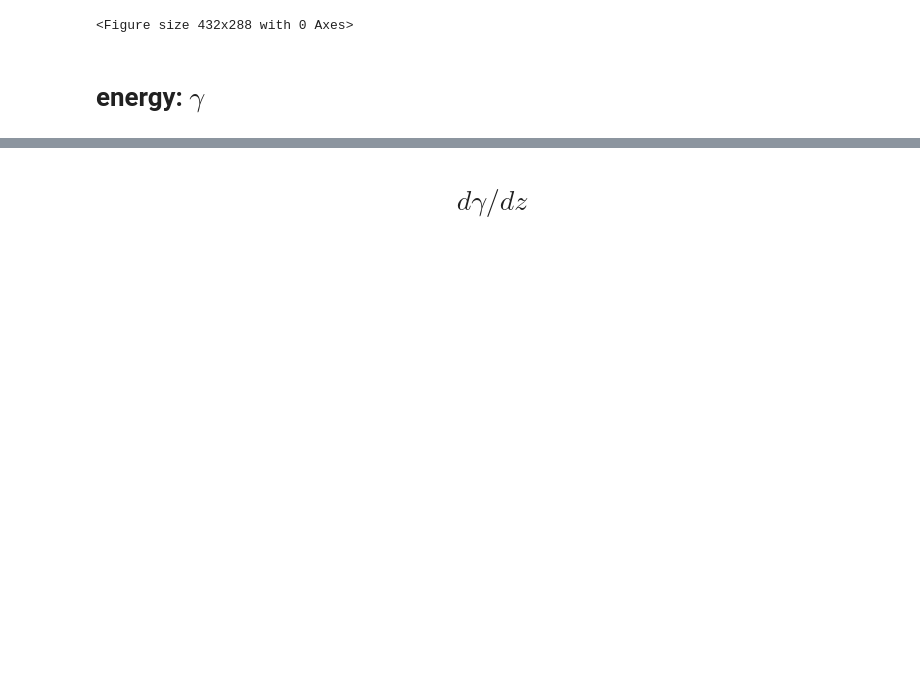
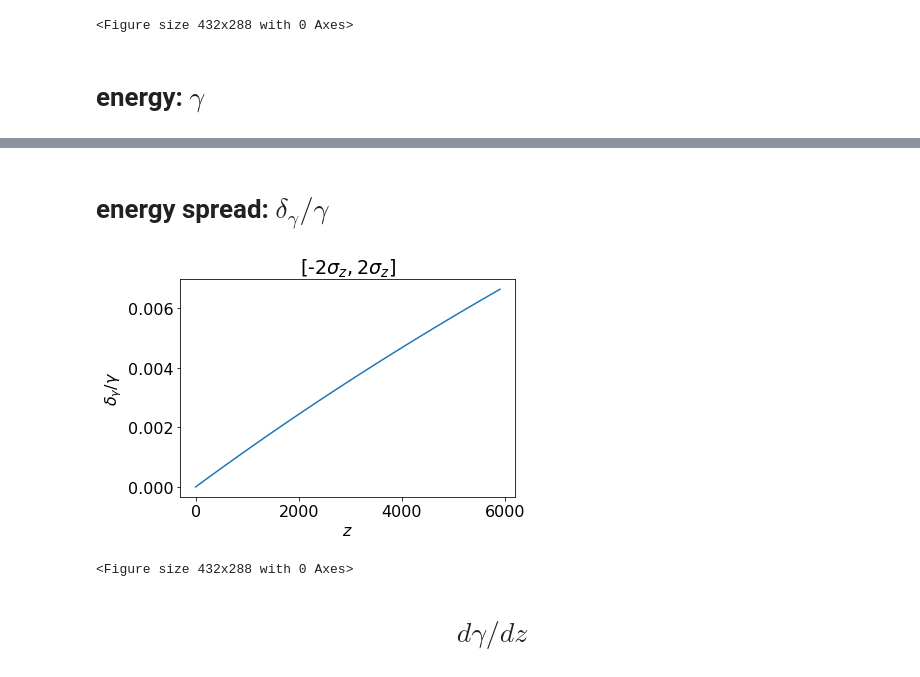
Before and after one commit to uclazyj/JupyterQpic, a Jupyter notebook: QPAD.ipynb, the cells around one changed output, grey strips where cells are left out. Saved outputs shown, nothing was run; the diff lists cells and outputs as text; code cells hidden in the pictures; blank space fills up the shorter version.

```diff
--- a/QPAD.ipynb
+++ b/QPAD.ipynb
@@ -134,4 +152,20 @@ plt.savefig('beam'+str(beam_number)+'_energy_'+str(half_thinkness)+'sigmaz'+'.pn
 <Figure size 432x288 with 0 Axes>
+# %% [markdown]
+# energy spread: $\delta_\gamma / \gamma$
+# %%
+plt.plot(parameters['s'], parameters['energy_spread'])
+plt.xlabel('$z$')
+plt.ylabel(r'$\delta_\gamma / \gamma$')
+if half_thinkness == 1:
+    plt.title(r'$[-\sigma_z,\sigma_z]$')
+else:
+    plt.title('[-'+str(half_thinkness)+r'$\sigma_z,$'+str(half_thinkness)+r'$\sigma_z]$')
+plt.rcParams.update({'font.size': 16})
+plt.show()
+plt.savefig('beam'+str(beam_number)+'_energyspread_'+str(half_thinkness)+'sigmaz'+'.png')
+# %% [output]
+[figure, added]
+<Figure size 432x288 with 0 Axes>
 # %% [markdown]
 # $$d\gamma/dz$$
 # %%
```
Also changed, not shown: parts of 7 cells of this notebook.
